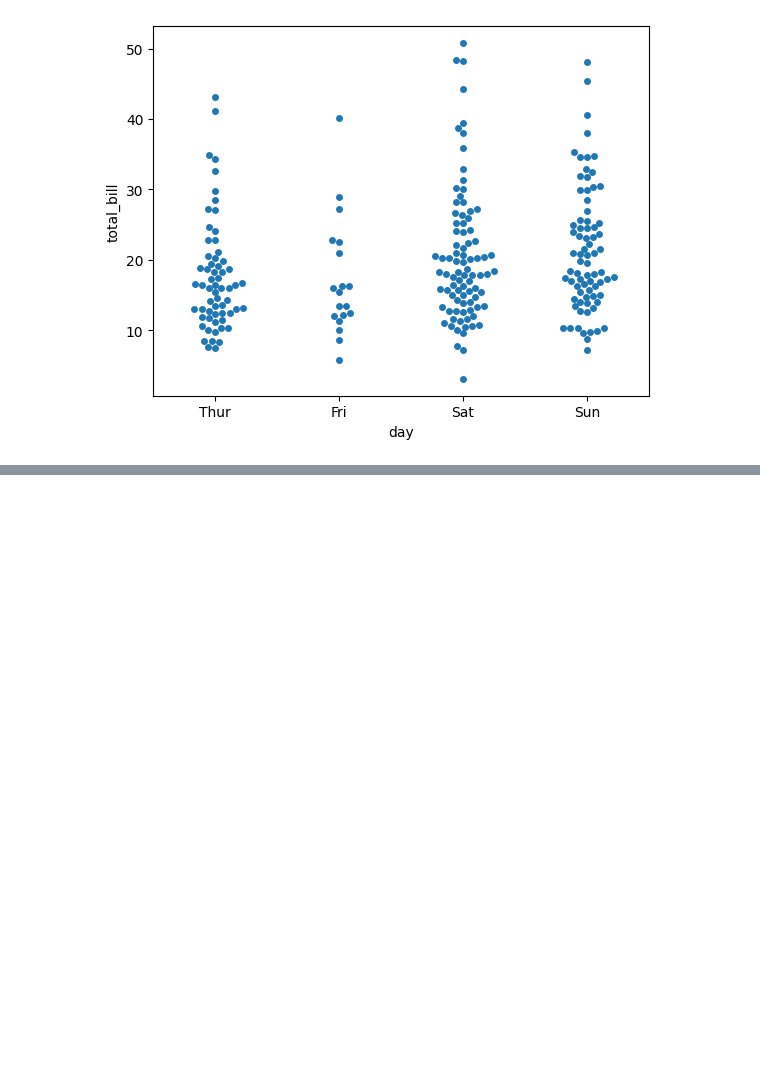
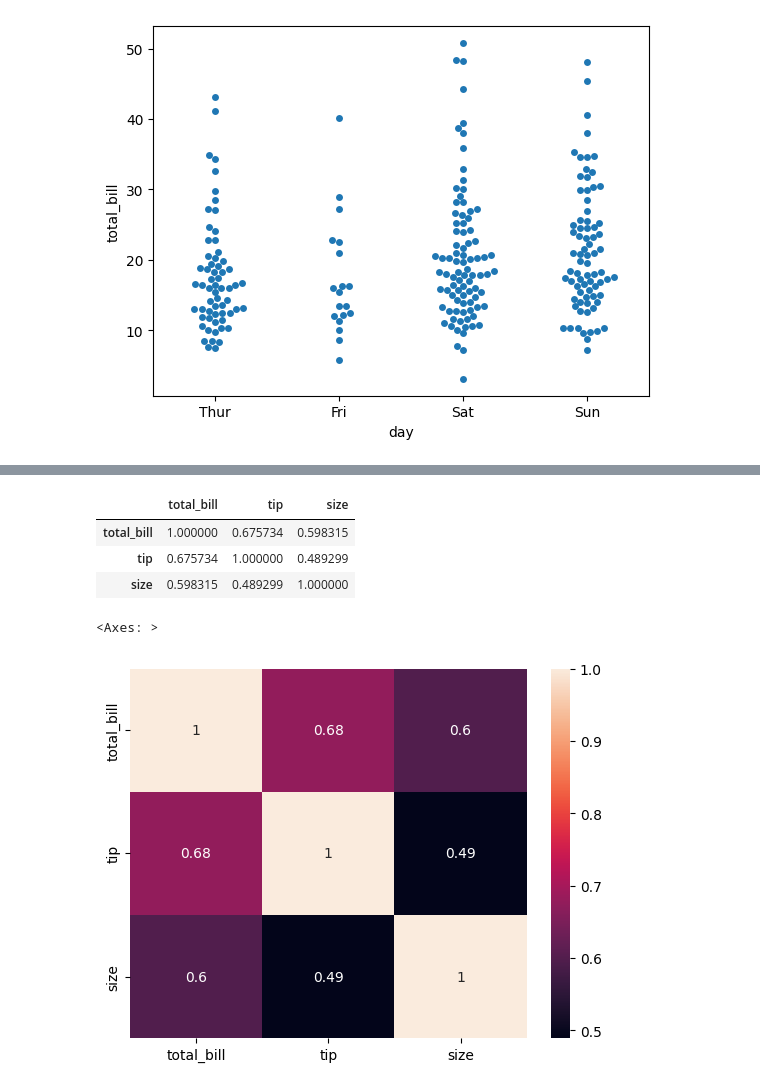
Before and after one commit to Aniket-Kumar-7/MATLlab, a Jupyter notebook: Matlab.ipynb, the cells around one changed output, grey strips where cells are left out. Saved outputs shown, nothing was run; the diff lists cells and outputs as text; code cells hidden in the pictures; blank space fills up the shorter version.

```diff
--- a/Matlab.ipynb
+++ b/Matlab.ipynb
@@ -172,3 +167,6 @@ sbn.swarmplot(y=df['total_bill'],x=df['day'])
 # %% [output]
 <Axes: xlabel='day', ylabel='total_bill'>
 [figure]
+# %%
+flights=sbn.load_dataset('flights')
+flights
@@ -174,0 +187,3 @@ sbn.swarmplot(y=df['total_bill'],x=df['day'])
+# %%
+tips=sbn.load_dataset('tips')
+tips
@@ -174,0 +204,3 @@ sbn.swarmplot(y=df['total_bill'],x=df['day'])
+# %%
+tipscore=tips[['total_bill','tip','size']]
+tipscore
@@ -174,0 +221,13 @@ sbn.swarmplot(y=df['total_bill'],x=df['day'])
+# %%
+tipmatrix_data=tipscore.corr()
+tipmatrix_data
+# %% [output]
+|  | total_bill | tip | size |
+| total_bill | 1.000000 | 0.675734 | 0.598315 |
+| tip | 0.675734 | 1.000000 | 0.489299 |
+| size | 0.598315 | 0.489299 | 1.000000 |
+# %%
+sbn.heatmap(tipmatrix_data,annot=True)
+# %% [output]
+<Axes: >
+[figure, added]
```
Also changed, not shown: parts of 30 cells of this notebook.
